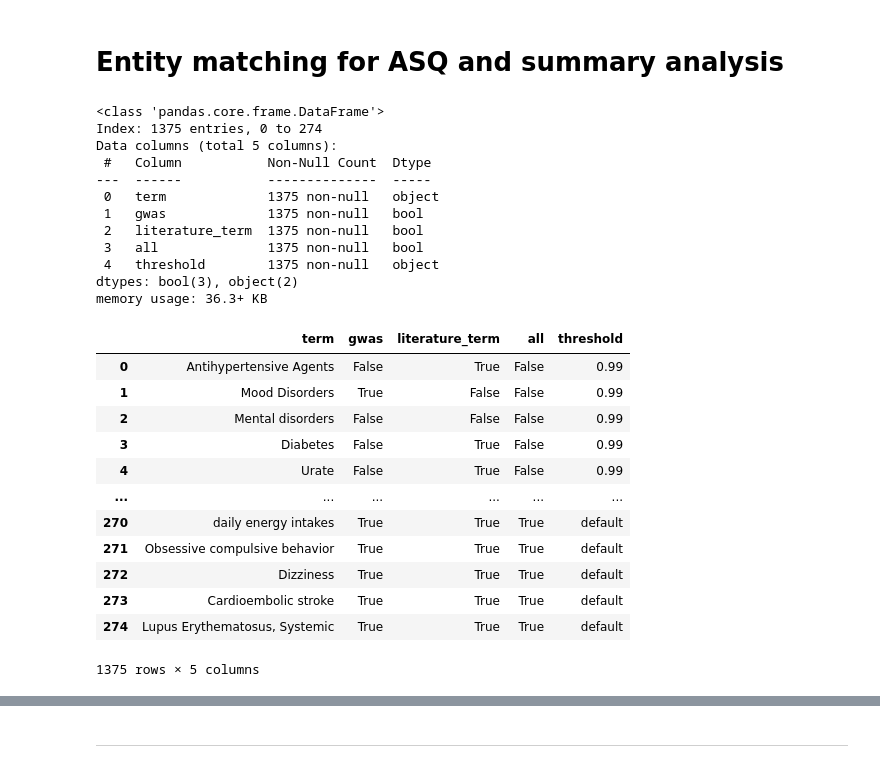
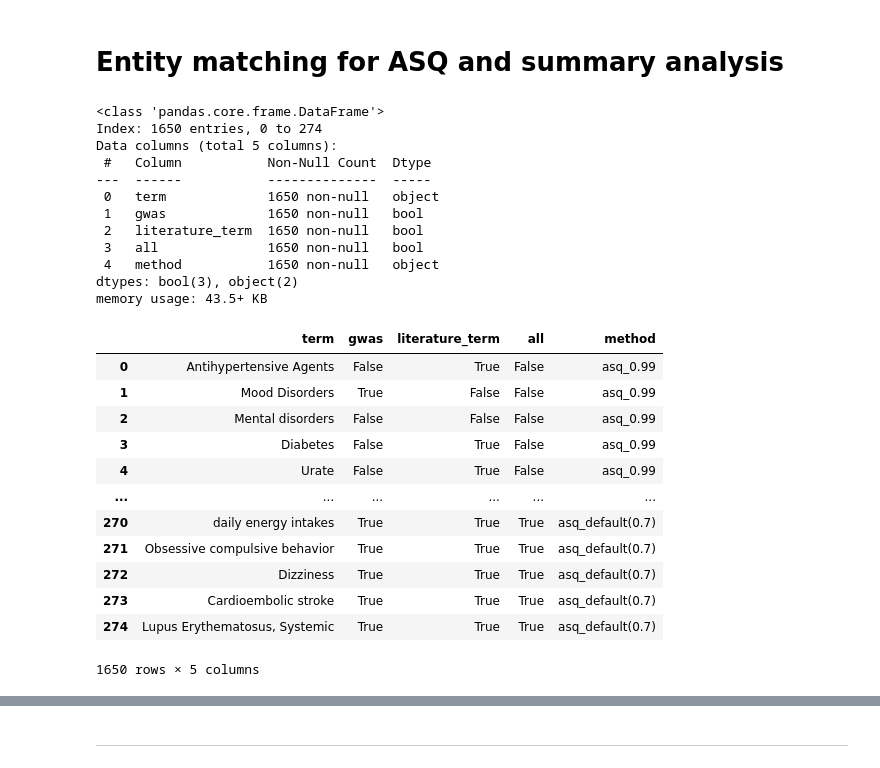
Before and after one commit to MRCIEU/epigraphdb-asq, a Jupyter notebook: analysis/notebooks/manuscript/empirical-analysis-1-compare-entity-retrieval.ipynb, the cells around one changed output, grey strips where cells are left out. Drawn from its saved outputs; the diff is of its cells as text; code cells hidden in the pictures.

```diff
--- a/analysis/notebooks/manuscript/empirical-analysis-1-compare-entity-retrieval.ipynb
+++ b/analysis/notebooks/manuscript/empirical-analysis-1-compare-entity-retrieval.ipynb
@@ -161,46 +161,46 @@ terms_count_epigraphdb
 # %%
 terms_summary_asq = (
     py_.chain(ASQ_THRESHOLDS)
     .map(
-        lambda threshold: py_.chain(combined_evidence)
-        .map(lambda e: asq_check_similarity_match(e, threshold))
+        lambda threshold_rec: py_.chain(combined_evidence)
+        .map(lambda e: asq_check_similarity_match(e, threshold_rec["threshold"]))
         .flatten()
         .uniq_by(lambda e: e["term"])
         .map(lambda e: assign(e, {"all": e["gwas"] & e["literature_term"]}))
-        .apply(lambda coll: pd.DataFrame(coll).assign(threshold=threshold))
+        .apply(lambda coll: pd.DataFrame(coll).assign(method=threshold_rec["label"]))
         .value()
     )
     .apply(lambda coll: pd.concat(coll))
     .value()
 )
 terms_summary_asq.info()
 terms_summary_asq
 # %% [output]
 <class 'pandas.core.frame.DataFrame'>
-Index: 1375 entries, 0 to 274
+Index: 1650 entries, 0 to 274
 Data columns (total 5 columns):
  #   Column           Non-Null Count  Dtype
 ---  ------           --------------  -----
- 0   term             1375 non-null   object
- 1   gwas             1375 non-null   bool
- 2   literature_term  1375 non-null   bool
- 3   all              1375 non-null   bool
- 4   threshold        1375 non-null   object
+ 0   term             1650 non-null   object
+ 1   gwas             1650 non-null   bool
+ 2   literature_term  1650 non-null   bool
+ 3   all              1650 non-null   bool
+ 4   method           1650 non-null   object
 dtypes: bool(3), object(2)
-memory usage: 36.3+ KB
+memory usage: 43.5+ KB
-|  | term | gwas | literature_term | all | threshold |
-| 0 | Antihypertensive Agents | False | True | False | 0.99 |
-| 1 | Mood Disorders | True | False | False | 0.99 |
-| 2 | Mental disorders | False | False | False | 0.99 |
-| 3 | Diabetes | False | True | False | 0.99 |
-| 4 | Urate | False | True | False | 0.99 |
+|  | term | gwas | literature_term | all | method |
+| 0 | Antihypertensive Agents | False | True | False | asq_0.99 |
+| 1 | Mood Disorders | True | False | False | asq_0.99 |
+| 2 | Mental disorders | False | False | False | asq_0.99 |
+| 3 | Diabetes | False | True | False | asq_0.99 |
+| 4 | Urate | False | True | False | asq_0.99 |
 | ... | ... | ... | ... | ... | ... |
-| 270 | daily energy intakes | True | True | True | default |
-| 271 | Obsessive compulsive behavior | True | True | True | default |
-| 272 | Dizziness | True | True | True | default |
-| 273 | Cardioembolic stroke | True | True | True | default |
-| 274 | Lupus Erythematosus, Systemic | True | True | True | default |
+| 270 | daily energy intakes | True | True | True | asq_default(0.7) |
+| 271 | Obsessive compulsive behavior | True | True | True | asq_default(0.7) |
+| 272 | Dizziness | True | True | True | asq_default(0.7) |
+| 273 | Cardioembolic stroke | True | True | True | asq_default(0.7) |
+| 274 | Lupus Erythematosus, Systemic | True | True | True | asq_default(0.7) |
-1375 rows × 5 columns
+1650 rows × 5 columns
 # %%
 terms_count_asq = (
     terms_summary_asq.drop(columns=["term"])
```
Also changed, not shown: parts of 4 cells of this notebook, 3 other files.
